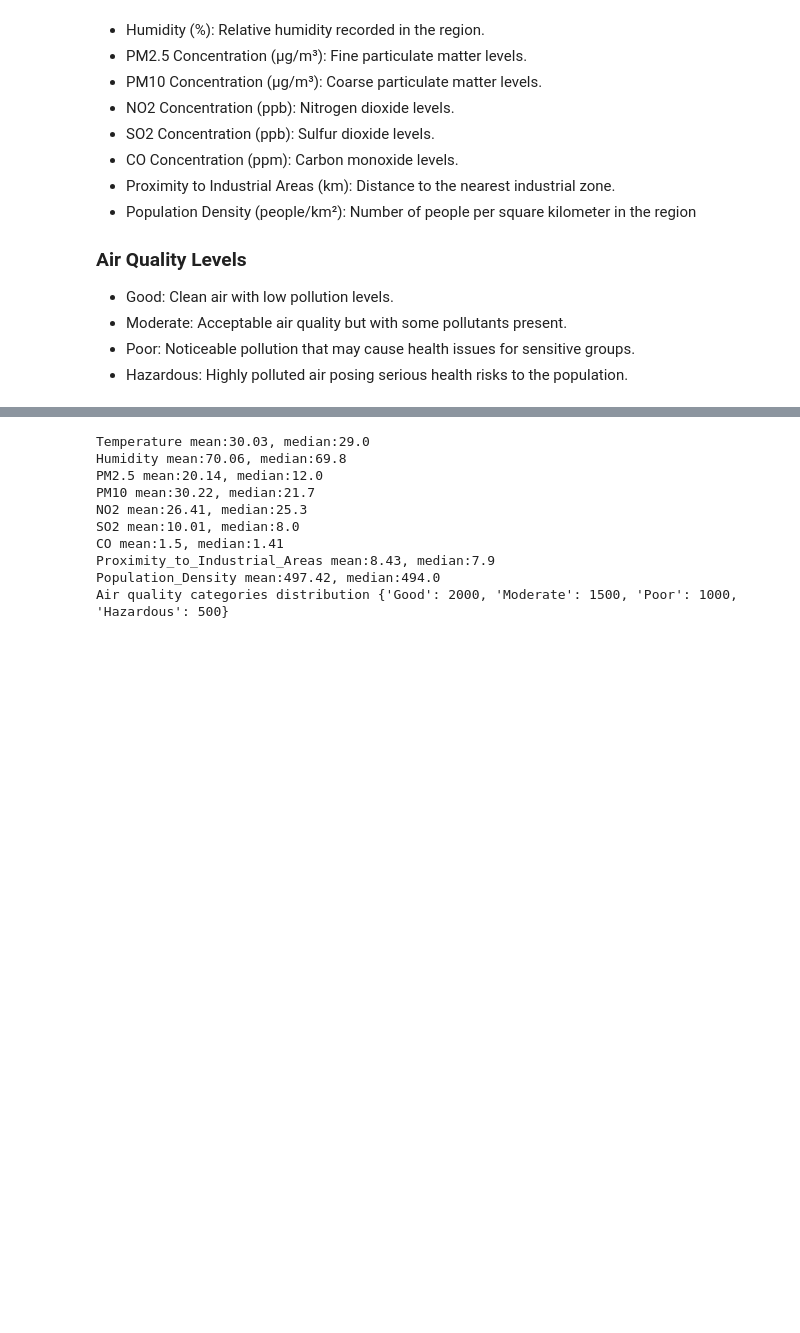
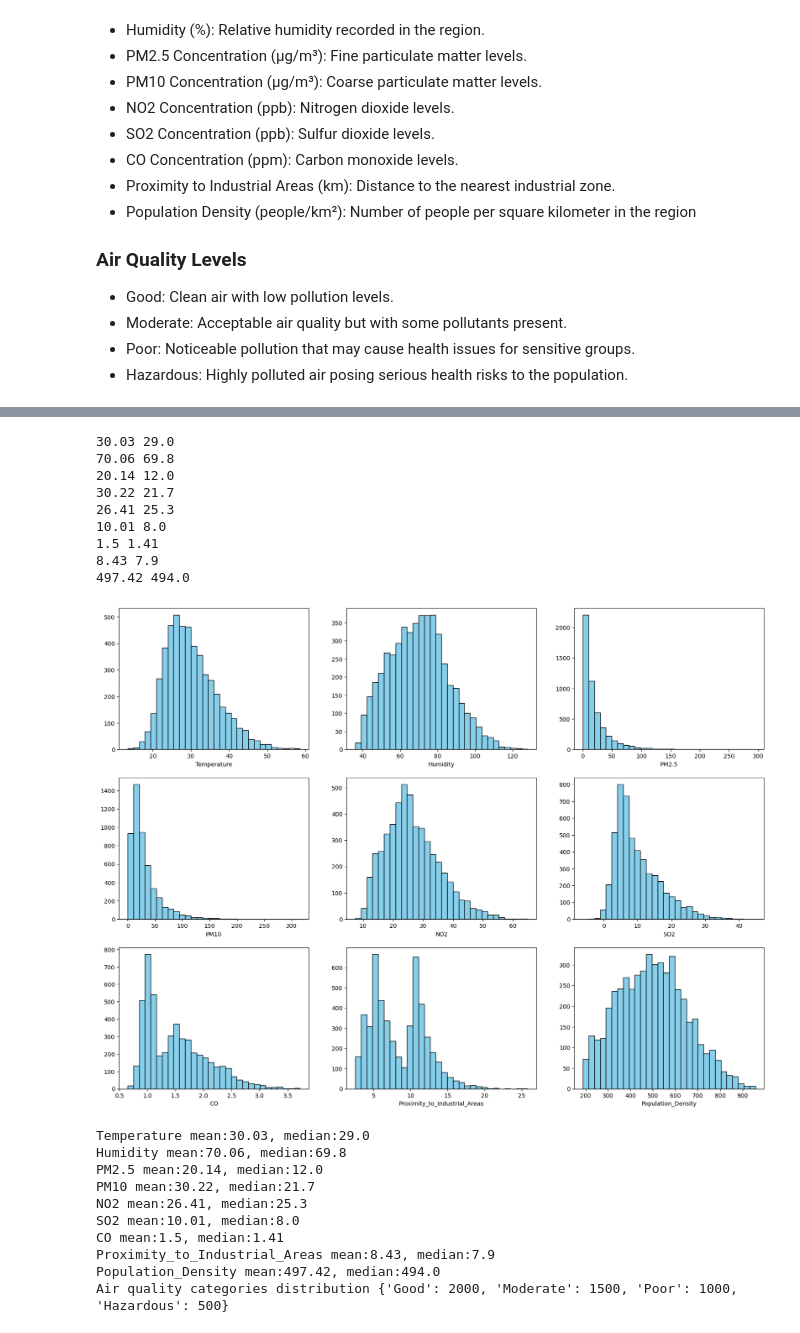
Before and after one commit to markoandjel/MachineLearning, a Jupyter notebook: Projekat I/main.ipynb, the cells around one changed output, grey strips where cells are left out. Drawn from its saved outputs; the diff is of its cells as text; code cells hidden in the pictures; blank space fills up the shorter version.

```diff
--- a/Projekat I/main.ipynb
+++ b/Projekat I/main.ipynb
@@ -43,3 +71,23 @@ memory usage: 390.8+ KB
+# %%
+df_simpl=df.drop(columns='Air Quality')
+plt.figure(figsize=(20,15))
+for ind,col in enumerate(df_simpl.columns):
+    print(np.round(df[col].mean(),2),df[col].median())
+    plt.subplot(3,3,ind+1)
+    plt.hist(df_simpl[col], bins=30, color='skyblue', edgecolor='black')
+    plt.xlabel(col)
+plt.show()
+# %% [output]
+30.03 29.0
+70.06 69.8
+20.14 12.0
+30.22 21.7
+26.41 25.3
+10.01 8.0
+1.5 1.41
+8.43 7.9
+497.42 494.0
+[figure, added]
 # %%
 for col in df.columns:
     if df[col].dtypes!=object:
```
Also changed, not shown: parts of 7 cells of this notebook.
